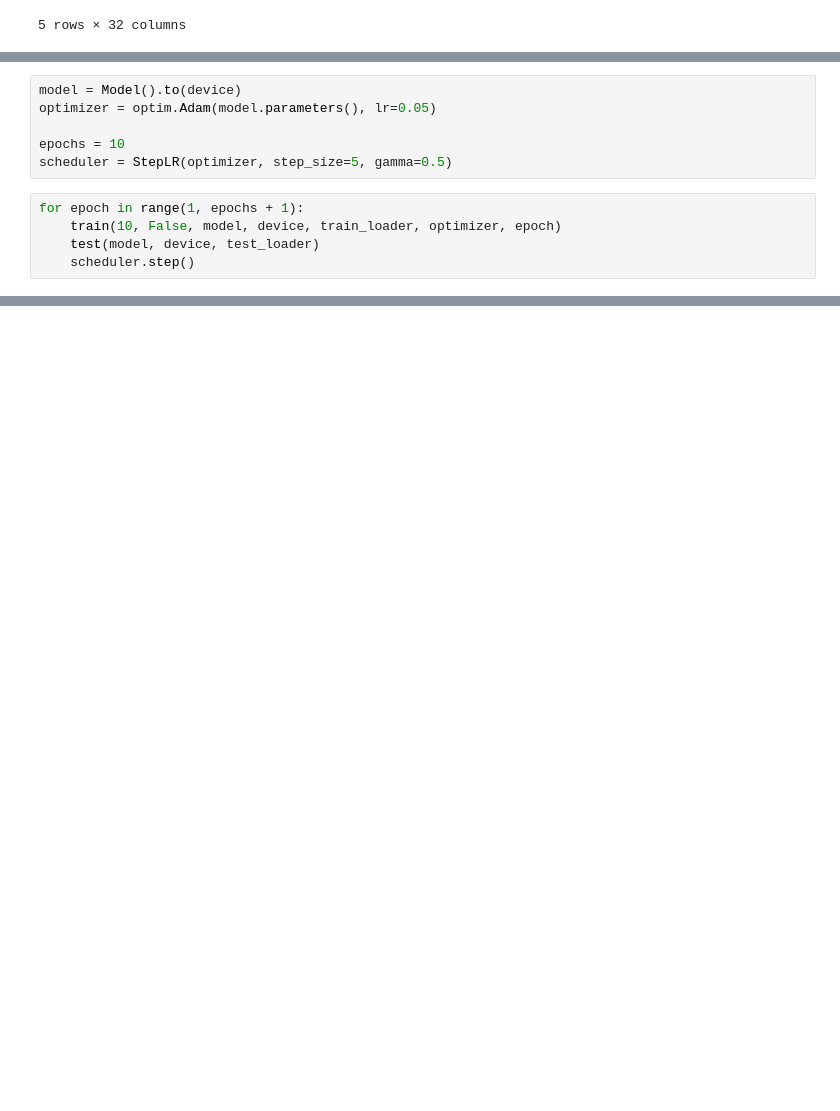
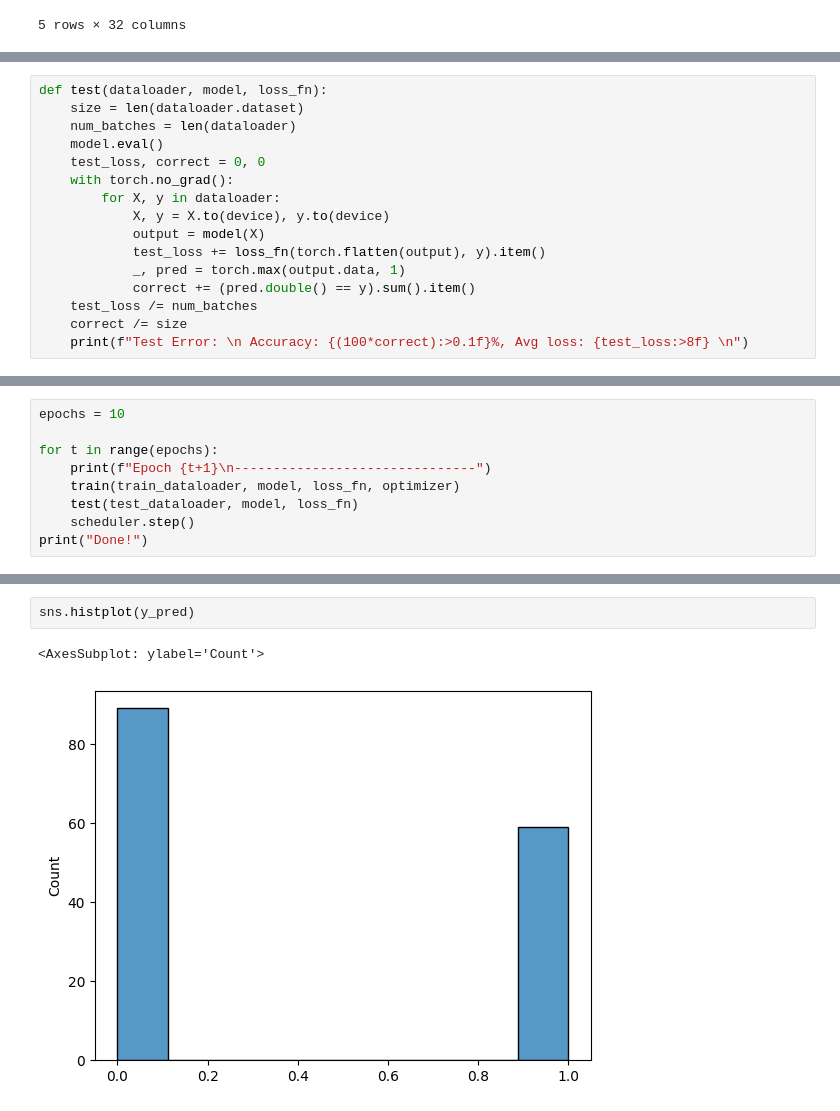
Before and after one commit to joaofranca13/CESAR-Fraud-Detection, a Jupyter notebook: pytorch_fraud_detection_training.ipynb, the cells around one changed output, grey strips where cells are left out. Drawn from its saved outputs; the diff is of its cells as text; blank space fills up the shorter version.

```diff
--- a/pytorch_fraud_detection_training.ipynb
+++ b/pytorch_fraud_detection_training.ipynb
@@ -282 +273,17 @@ def test(model, device, test_loader):
+# %%
+def test(dataloader, model, loss_fn):
+    size = len(dataloader.dataset)
+    num_batches = len(dataloader)
+    model.eval()
+    test_loss, correct = 0, 0
+    with torch.no_grad():
+        for X, y in dataloader:
+            X, y = X.to(device), y.to(device)
+            output = model(X)
+            test_loss += loss_fn(torch.flatten(output), y).item()
+            _, pred = torch.max(output.data, 1)
+            correct += (pred.double() == y).sum().item()
+    test_loss /= num_batches
+    correct /= size
+    print(f"Test Error: \n Accuracy: {(100*correct):>0.1f}%, Avg loss: {test_loss:>8f} \n")
 # %%
@@ -304,12 +308,10 @@ test_loader = data_utils.DataLoader(test_d, **test_kwargs)
-# %%
-model = Model().to(device)
-optimizer = optim.Adam(model.parameters(), lr=0.05)
-
-epochs = 10
-scheduler = StepLR(optimizer, step_size=5, gamma=0.5)
 # %%
-for epoch in range(1, epochs + 1):
-    train(10, False, model, device, train_loader, optimizer, epoch)
-    test(model, device, test_loader)
+epochs = 10
+
+for t in range(epochs):
+    print(f"Epoch {t+1}\n-------------------------------")
+    train(train_dataloader, model, loss_fn, optimizer)
+    test(test_dataloader, model, loss_fn)
     scheduler.step()
+print("Done!")
 # %% [output]
@@ -332,0 +344,5 @@ Test set: Accuracy: 100/197 (50.76142131979695%)
+# %%
+sns.histplot(y_pred)
+# %% [output]
+<AxesSubplot: ylabel='Count'>
+[figure, added]
```
Also changed, not shown: parts of 24 cells of this notebook.
